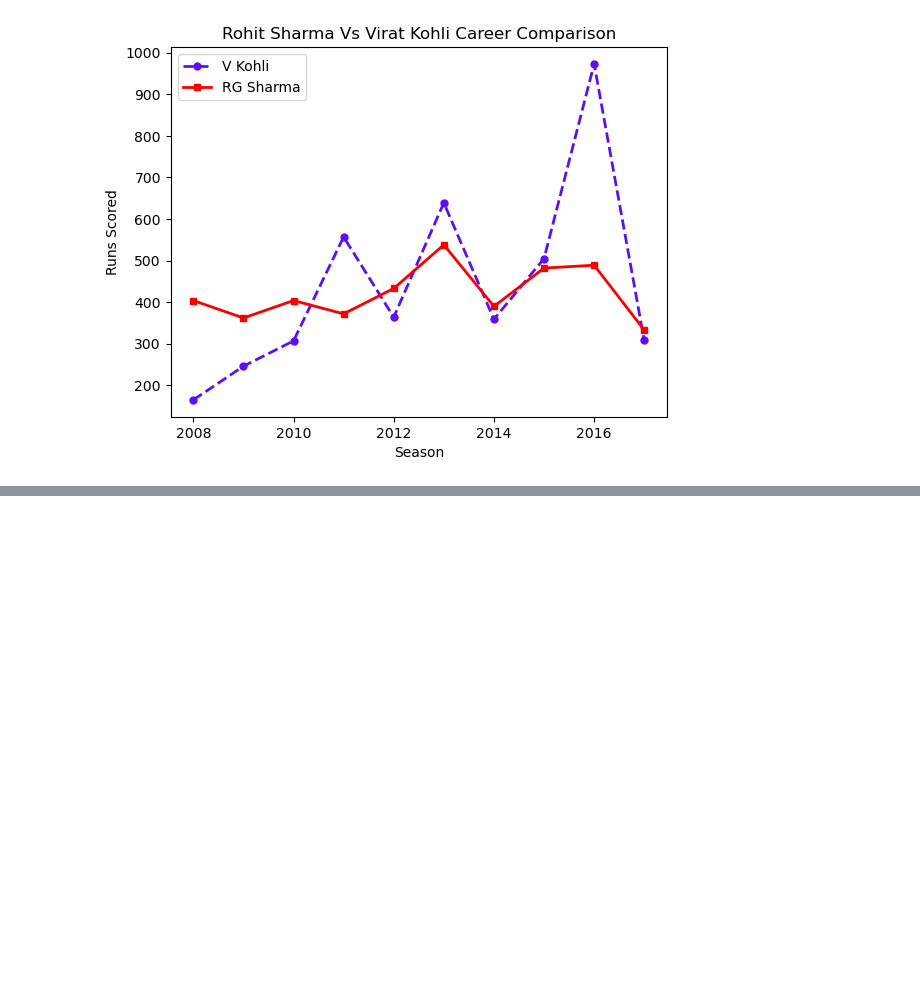
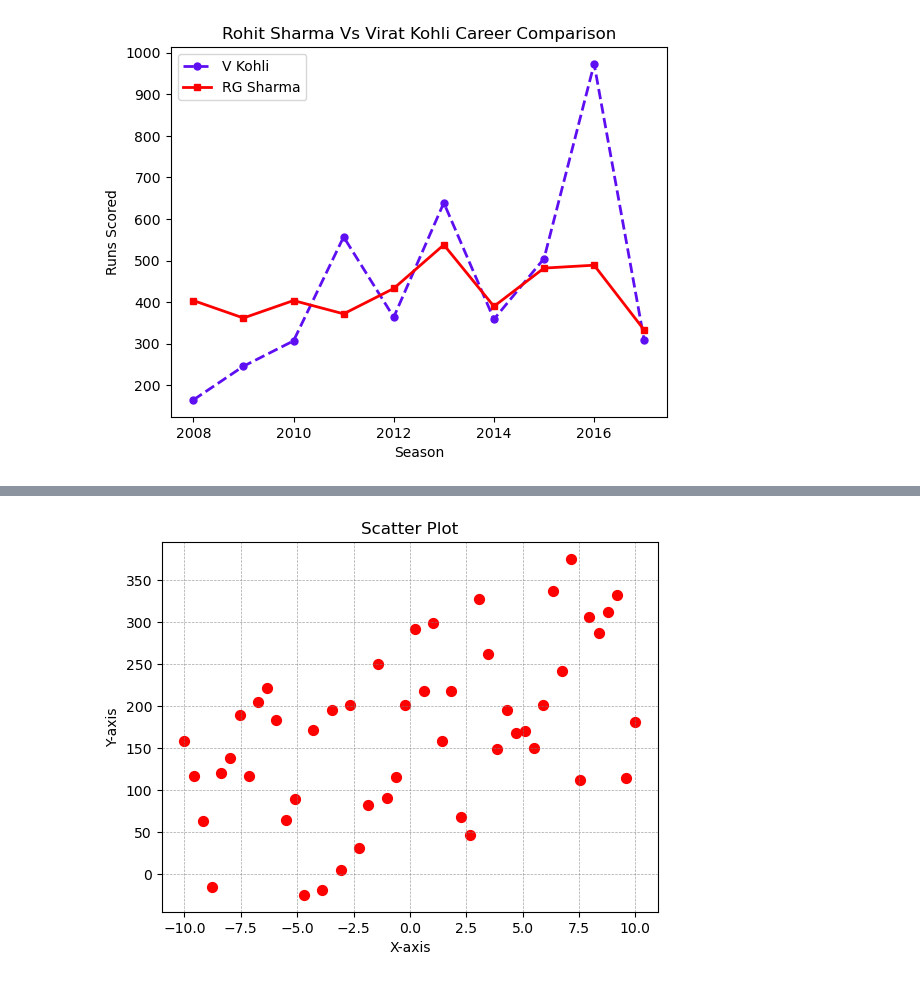
Before and after one commit to moyen-ahmed/pythone-Ml-Basic, a Jupyter notebook: Matplotlib/matplotlib.ipynb, the cells around one changed output, grey strips where cells are left out. Saved outputs shown, nothing was run; the diff lists cells and outputs as text; code cells hidden in the pictures; blank space fills up the shorter version.

```diff
--- a/Matplotlib/matplotlib.ipynb
+++ b/Matplotlib/matplotlib.ipynb
@@ -74,0 +112,17 @@ plt.legend(['V Kohli','RG Sharma'],loc='upper left')
+# %%
+ #plt.scatter Simple function
+x = np.linspace(-10,10,50)
+#linespace is used to create an array of 50 numbers between -10 and 10
+
+y=10*x+5+np.random.randint(0,300,50)
+#random.randint is used to add some noise to the data
+#np.random.randint(0,300,50) generates 50 random integers between 0
+
+plt.scatter(x,y,color='red',marker='o',s=50)
+plt.title('Scatter Plot')
+plt.xlabel('X-axis')
+plt.ylabel('Y-axis')
+plt.grid(color='grey', linestyle='--', linewidth=0.5, alpha=0.7)
+plt.show()
+# %% [output]
+[figure, added]
```
Also changed, not shown: parts of 8 cells of this notebook.
